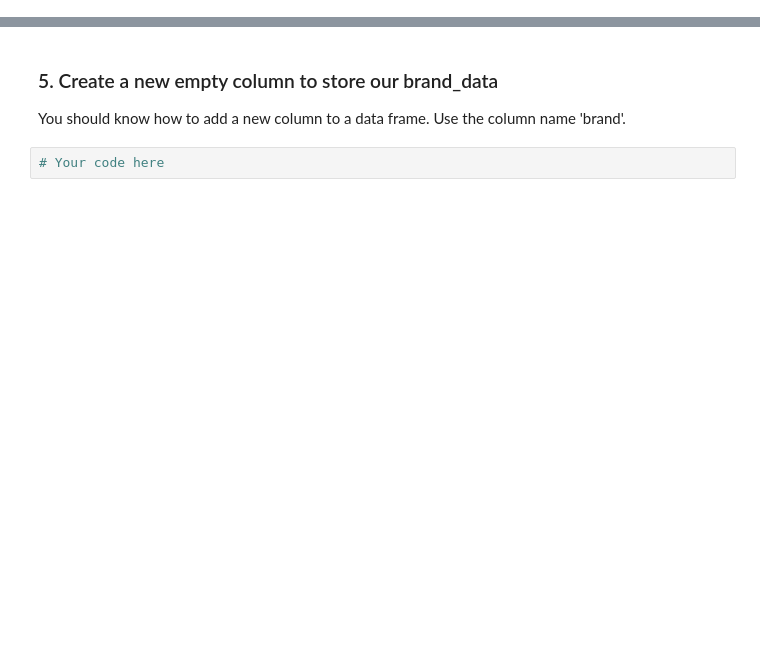
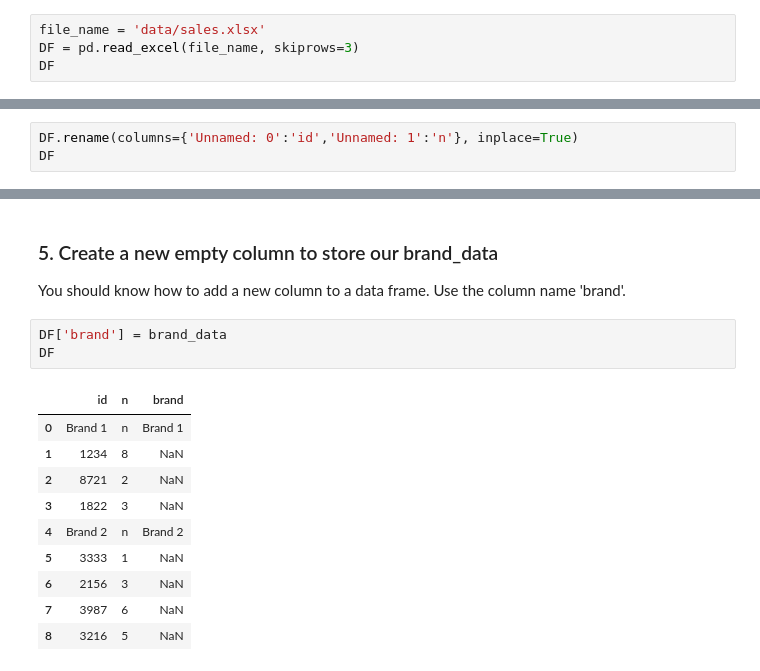
Before and after one commit to joseephwong/Day9, a Jupyter notebook: Day9-HW.ipynb, the cells around one changed output, grey strips where cells are left out. Cells and saved outputs as stored; diff of their text form; blank space fills up the shorter version.

```diff
--- a/Day9-HW.ipynb
+++ b/Day9-HW.ipynb
@@ -296,3 +296,7 @@ Type:      function
 Try writing your own code that will read in the data, skipping three rows, so that it looks like this:
 
 ![DataFrame2](images/DF2.png)
+# %%
+file_name = 'data/sales.xlsx'
+DF = pd.read_excel(file_name, skiprows=3)
+DF
@@ -302,3 +317,6 @@ Try writing your own code that will read in the data, skipping three rows, so th
 In the lecture above we learned how to rename columns. Rename the columns in this DataFrame so that 'Unnamed: 0' becomes 'id' and 'Unnamed: 1' becomes 'n'. Your DataFrame should look like
 
 ![DataFrame3](images/DF3.png)
+# %%
+DF.rename(columns={'Unnamed: 0':'id','Unnamed: 1':'n'}, inplace=True)
+DF
@@ -343,7 +398,19 @@ KeyError: 'id'
 
 You should know how to add a new column to a data frame. Use the column name 'brand'.
 # %%
-# Your code here
+DF['brand'] = brand_data
+DF
+# %% [output]
+|  | id | n | brand |
+| 0 | Brand 1 | n | Brand 1 |
+| 1 | 1234 | 8 | NaN |
+| 2 | 8721 | 2 | NaN |
+| 3 | 1822 | 3 | NaN |
+| 4 | Brand 2 | n | Brand 2 |
+| 5 | 3333 | 1 | NaN |
+| 6 | 2156 | 3 | NaN |
+| 7 | 3987 | 6 | NaN |
+| 8 | 3216 | 5 | NaN |
 # %% [markdown]
 ### 6. Lets fill up those NaNs with the brand information
 
```
Also changed, not shown: parts of 12 cells of this notebook.
